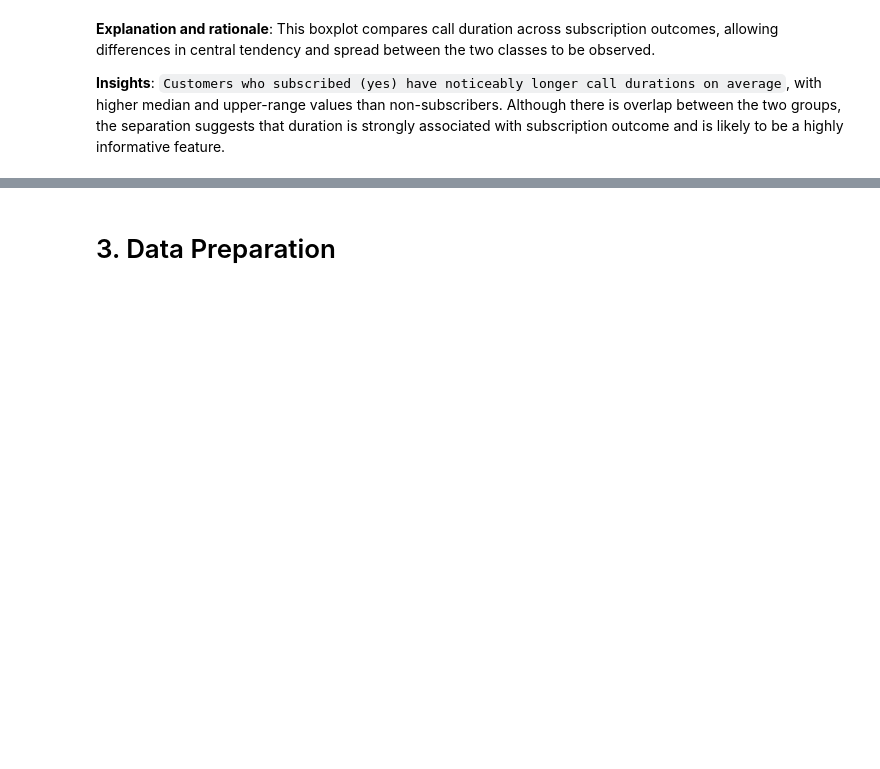
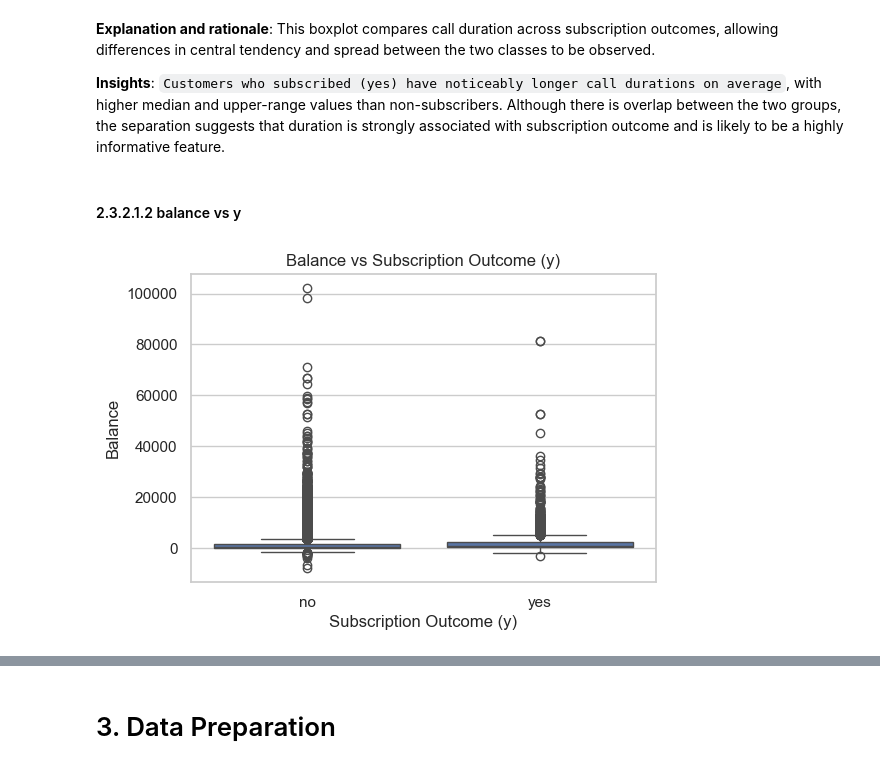
Before and after one commit to 2401496A/bank-marketing-data-analysis-project, a Jupyter notebook: MLDP Program Codes Submission Template (1).ipynb, the cells around one changed output, grey strips where cells are left out. Cells and saved outputs as stored; diff of their text form; code cells hidden in the pictures; blank space fills up the shorter version.

Commit message:
Added boxplot for numeric feature 'balance' vs target 'y' for 2.3.2.1.2

```diff
--- a/MLDP Program Codes Submission Template (1).ipynb
+++ b/MLDP Program Codes Submission Template (1).ipynb
@@ -357,3 +357,18 @@ plt.show()
 **Explanation and rationale**: This boxplot compares call duration across subscription outcomes, allowing differences in central tendency and spread between the two classes to be observed.
 
 **Insights**: `Customers who subscribed (yes) have noticeably longer call durations on average`, with higher median and upper-range values than non-subscribers. Although there is overlap between the two groups, the separation suggests that duration is strongly associated with subscription outcome and is likely to be a highly informative feature.
+# %% [markdown]
+#### 2.3.2.1.2 balance vs y
+# %%
+# Set figure size
+plt.figure(figsize=(6,4))
+# Boxplot of 'balance' grouped by target 'y'
+sns.boxplot(x="y", y="balance", data=df)
+# Add title and axis labels
+plt.title("Balance vs Subscription Outcome (y)")
+plt.xlabel("Subscription Outcome (y)")
+plt.ylabel("Balance")
+# Display the plot
+plt.show()
+# %% [output]
+[figure, added]
```
Also changed, not shown: parts of 1 cell of this notebook.
